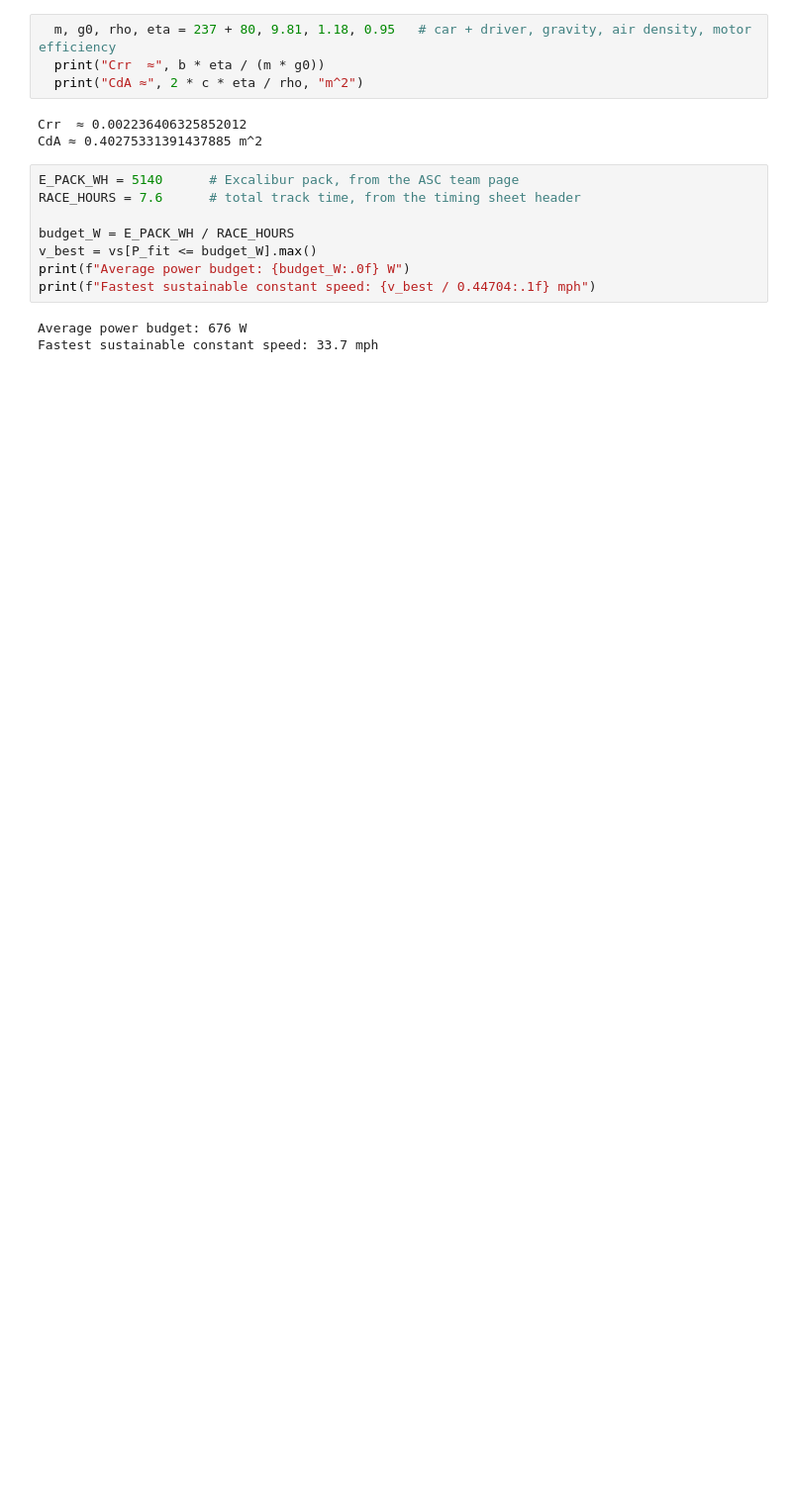
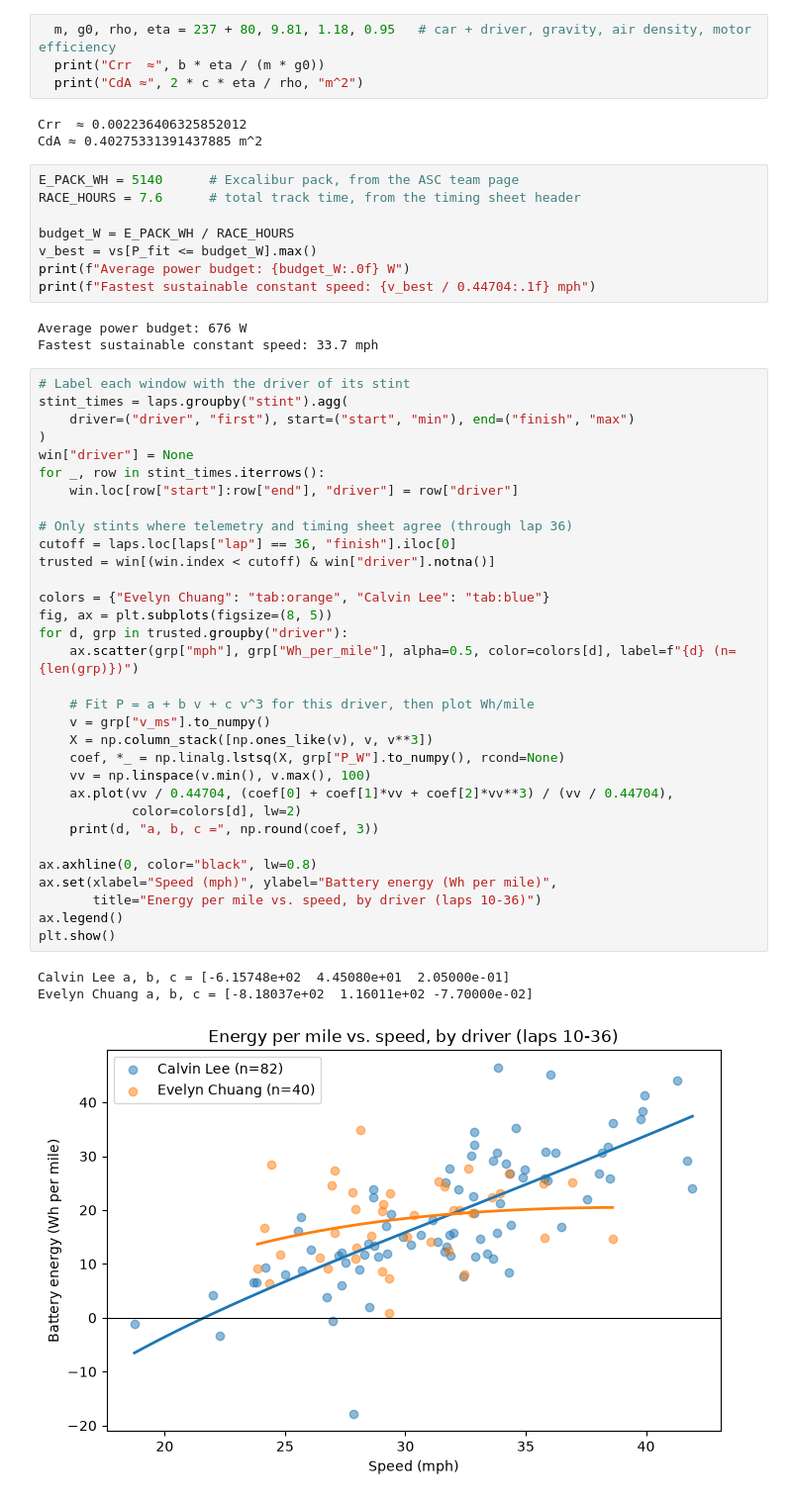
Before and after one commit to jiachengw-sf/calsol_data_analysis, a Jupyter notebook: q1_analysis.ipynb, the cells around one changed output. Shown at 99% size. Saved outputs shown, nothing was run; the diff lists cells and outputs as text; blank space fills up the shorter version.

Commit message:
Q1 complete: energy vs speed, driver comparison, write-up

```diff
--- a/q1_analysis.ipynb
+++ b/q1_analysis.ipynb
@@ -635,3 +635,39 @@ print(f"Fastest sustainable constant speed: {v_best / 0.44704:.1f} mph")
 # %% [output]
 Average power budget: 676 W
 Fastest sustainable constant speed: 33.7 mph
+# %%
+# Label each window with the driver of its stint
+stint_times = laps.groupby("stint").agg(
+    driver=("driver", "first"), start=("start", "min"), end=("finish", "max")
+)
+win["driver"] = None
+for _, row in stint_times.iterrows():
+    win.loc[row["start"]:row["end"], "driver"] = row["driver"]
+
+# Only stints where telemetry and timing sheet agree (through lap 36)
+cutoff = laps.loc[laps["lap"] == 36, "finish"].iloc[0]
+trusted = win[(win.index < cutoff) & win["driver"].notna()]
+
+colors = {"Evelyn Chuang": "tab:orange", "Calvin Lee": "tab:blue"}
+fig, ax = plt.subplots(figsize=(8, 5))
+for d, grp in trusted.groupby("driver"):
+    ax.scatter(grp["mph"], grp["Wh_per_mile"], alpha=0.5, color=colors[d], label=f"{d} (n={len(grp)})")
+
+    # Fit P = a + b v + c v^3 for this driver, then plot Wh/mile
+    v = grp["v_ms"].to_numpy()
+    X = np.column_stack([np.ones_like(v), v, v**3])
+    coef, *_ = np.linalg.lstsq(X, grp["P_W"].to_numpy(), rcond=None)
+    vv = np.linspace(v.min(), v.max(), 100)
+    ax.plot(vv / 0.44704, (coef[0] + coef[1]*vv + coef[2]*vv**3) / (vv / 0.44704),
+            color=colors[d], lw=2)
+    print(d, "a, b, c =", np.round(coef, 3))
+
+ax.axhline(0, color="black", lw=0.8)
+ax.set(xlabel="Speed (mph)", ylabel="Battery energy (Wh per mile)",
+       title="Energy per mile vs. speed, by driver (laps 10-36)")
+ax.legend()
+plt.show()
+# %% [output]
+Calvin Lee a, b, c = [-6.15748e+02  4.45080e+01  2.05000e-01]
+Evelyn Chuang a, b, c = [-8.18037e+02  1.16011e+02 -7.70000e-02]
+[figure, added]
```
